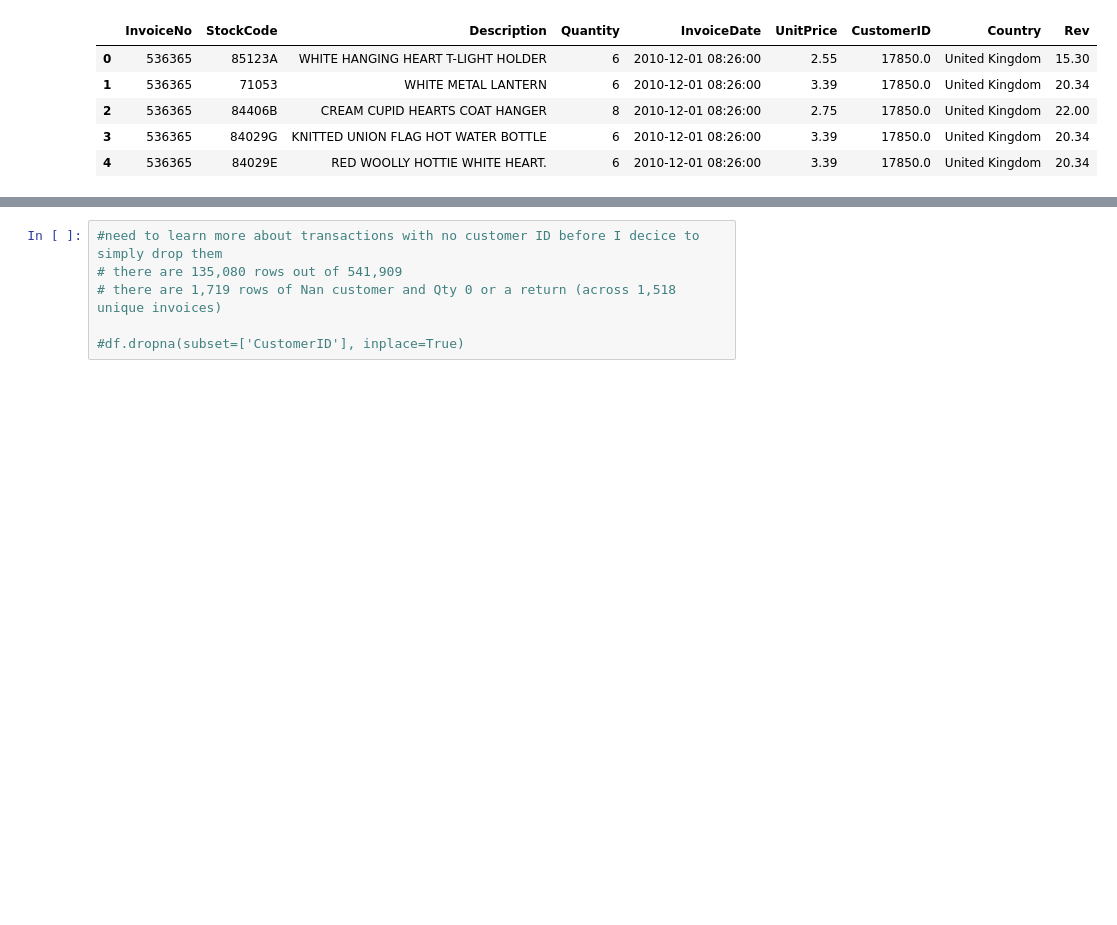
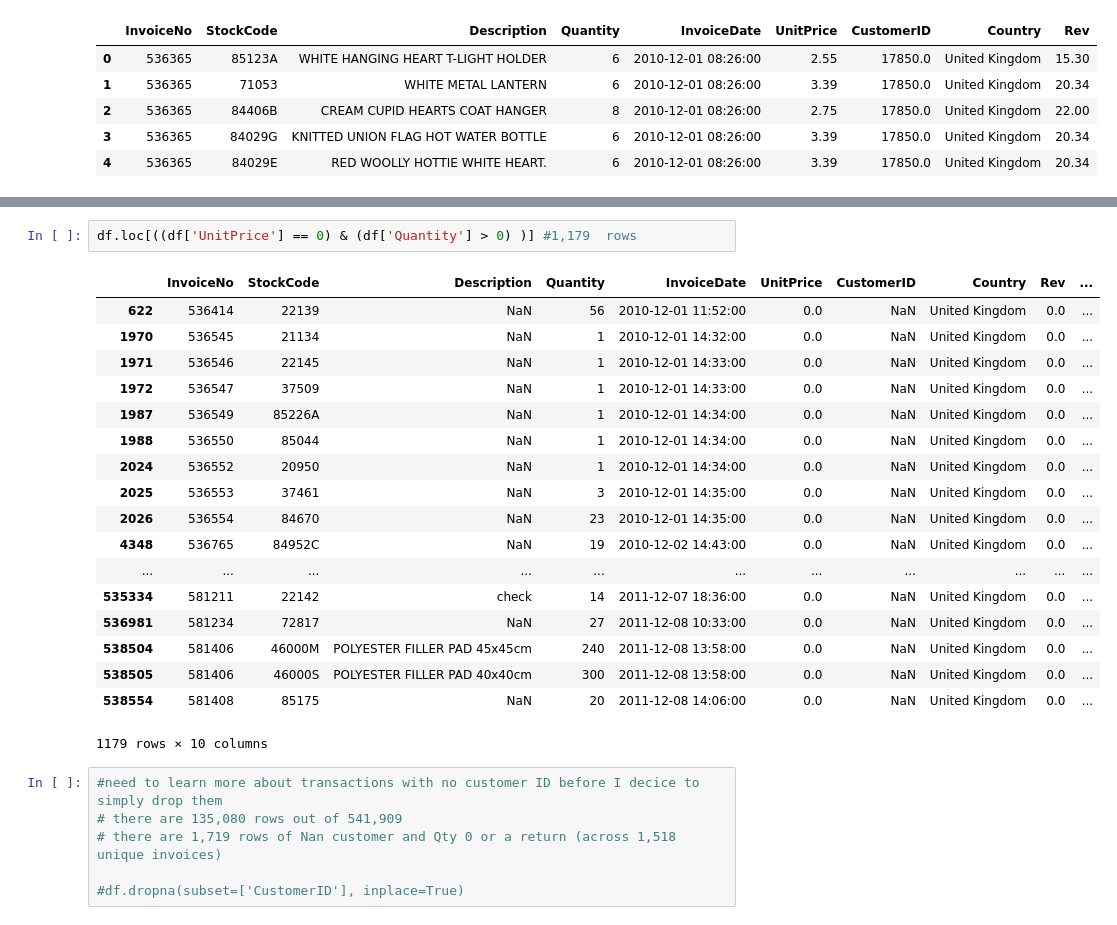
Before and after one commit to tristar82/Project-Week-8-Final-Project, a Jupyter notebook: your-project/Code/1_EDA_Cleaning.ipynb, the cells around one changed output, grey strips where cells are left out. Cells and saved outputs as stored; diff of their text form; blank space fills up the shorter version.

```diff
--- a/your-project/Code/1_EDA_Cleaning.ipynb
+++ b/your-project/Code/1_EDA_Cleaning.ipynb
@@ -73,6 +87,27 @@ df.loc[(df['Return'] == 1)].head()
 | 235 | C536391 | 22556 | PLASTERS IN TIN CIRCUS PARADE | -12 | 2010-12-01 10:24:00 | 1.65 | 17548.0 | United Kingdom | -19.80 | ... |
 | 236 | C536391 | 21984 | PACK OF 12 PINK PAISLEY TISSUES | -24 | 2010-12-01 10:24:00 | 0.29 | 17548.0 | United Kingdom | -6.96 | ... |
 | 237 | C536391 | 21983 | PACK OF 12 BLUE PAISLEY TISSUES | -24 | 2010-12-01 10:24:00 | 0.29 | 17548.0 | United Kingdom | -6.96 | ... |
+# %%
+df.loc[((df['UnitPrice'] == 0) & (df['Quantity'] > 0) )] #1,179  rows
+# %% [output]
+|  | InvoiceNo | StockCode | Description | Quantity | InvoiceDate | UnitPrice | CustomerID | Country | Rev | ... |
+| 622 | 536414 | 22139 | NaN | 56 | 2010-12-01 11:52:00 | 0.0 | NaN | United Kingdom | 0.0 | ... |
+| 1970 | 536545 | 21134 | NaN | 1 | 2010-12-01 14:32:00 | 0.0 | NaN | United Kingdom | 0.0 | ... |
+| 1971 | 536546 | 22145 | NaN | 1 | 2010-12-01 14:33:00 | 0.0 | NaN | United Kingdom | 0.0 | ... |
+| 1972 | 536547 | 37509 | NaN | 1 | 2010-12-01 14:33:00 | 0.0 | NaN | United Kingdom | 0.0 | ... |
+| 1987 | 536549 | 85226A | NaN | 1 | 2010-12-01 14:34:00 | 0.0 | NaN | United Kingdom | 0.0 | ... |
+| 1988 | 536550 | 85044 | NaN | 1 | 2010-12-01 14:34:00 | 0.0 | NaN | United Kingdom | 0.0 | ... |
+| 2024 | 536552 | 20950 | NaN | 1 | 2010-12-01 14:34:00 | 0.0 | NaN | United Kingdom | 0.0 | ... |
+| 2025 | 536553 | 37461 | NaN | 3 | 2010-12-01 14:35:00 | 0.0 | NaN | United Kingdom | 0.0 | ... |
+| 2026 | 536554 | 84670 | NaN | 23 | 2010-12-01 14:35:00 | 0.0 | NaN | United Kingdom | 0.0 | ... |
+| 4348 | 536765 | 84952C | NaN | 19 | 2010-12-02 14:43:00 | 0.0 | NaN | United Kingdom | 0.0 | ... |
+| ... | ... | ... | ... | ... | ... | ... | ... | ... | ... | ... |
+| 535334 | 581211 | 22142 | check | 14 | 2011-12-07 18:36:00 | 0.0 | NaN | United Kingdom | 0.0 | ... |
+| 536981 | 581234 | 72817 | NaN | 27 | 2011-12-08 10:33:00 | 0.0 | NaN | United Kingdom | 0.0 | ... |
+| 538504 | 581406 | 46000M | POLYESTER FILLER PAD 45x45cm | 240 | 2011-12-08 13:58:00 | 0.0 | NaN | United Kingdom | 0.0 | ... |
+| 538505 | 581406 | 46000S | POLYESTER FILLER PAD 40x40cm | 300 | 2011-12-08 13:58:00 | 0.0 | NaN | United Kingdom | 0.0 | ... |
+| 538554 | 581408 | 85175 | NaN | 20 | 2011-12-08 14:06:00 | 0.0 | NaN | United Kingdom | 0.0 | ... |
+1179 rows × 10 columns
 # %%
 #need to learn more about transactions with no customer ID before I decice to simply drop them
 # there are 135,080 rows out of 541,909
```
Also changed, not shown: parts of 1 cell of this notebook.
